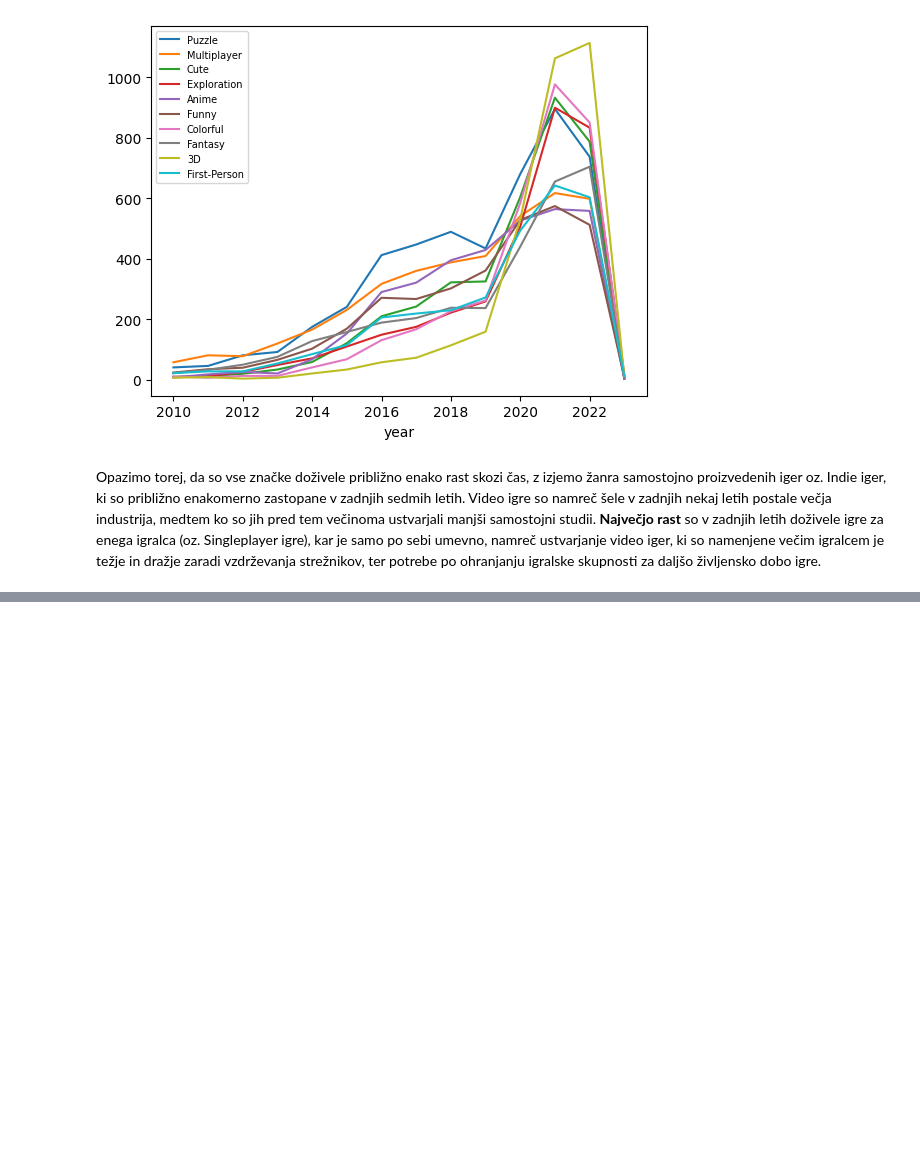
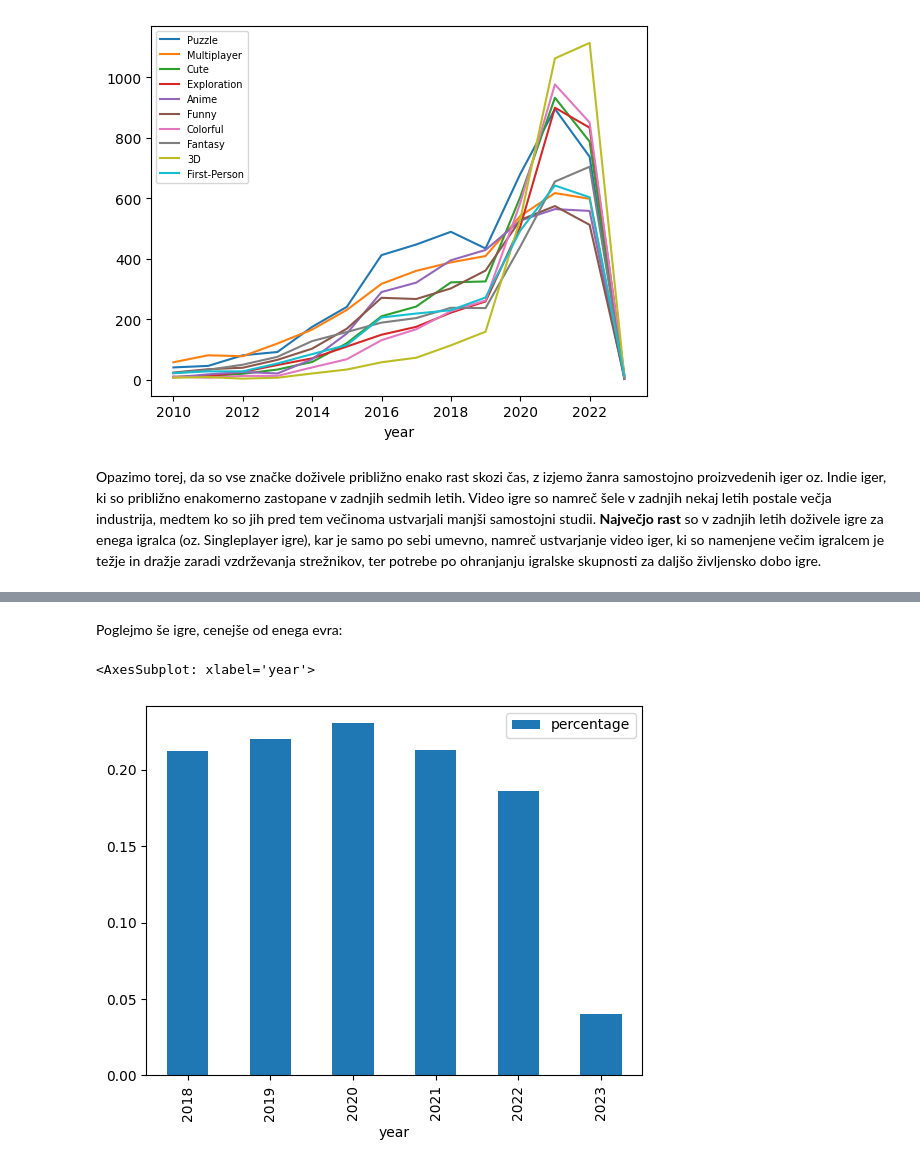
Before and after one commit to matej-safaric/IndieAnalysis, a Jupyter notebook: analiza.ipynb, the cells around one changed output, grey strips where cells are left out. Saved outputs shown, nothing was run; the diff lists cells and outputs as text; code cells hidden in the pictures; blank space fills up the shorter version.

```diff
--- a/analiza.ipynb
+++ b/analiza.ipynb
@@ -116,0 +180,13 @@ Video igre so namreč šele v zadnjih nekaj letih postale večja industrija, med
+# %% [markdown]
+Poglejmo še igre, cenejše od enega evra:
+# %%
+extra_cheap = zadnjih_pet_let[zadnjih_pet_let['price'] <= 1.00]
+extra_cheap_num = extra_cheap.groupby('year', as_index=False).size()
+
+skupaj2 = pd.merge(all_num, extra_cheap_num, left_on='year', right_on='year')
+skupaj2['percentage'] = skupaj2.size_y / skupaj2.size_x
+
+skupaj2.plot.bar(x='year', y='percentage')
+# %% [output]
+<AxesSubplot: xlabel='year'>
+[figure, added]
```
Also changed, not shown: parts of 16 cells of this notebook.
